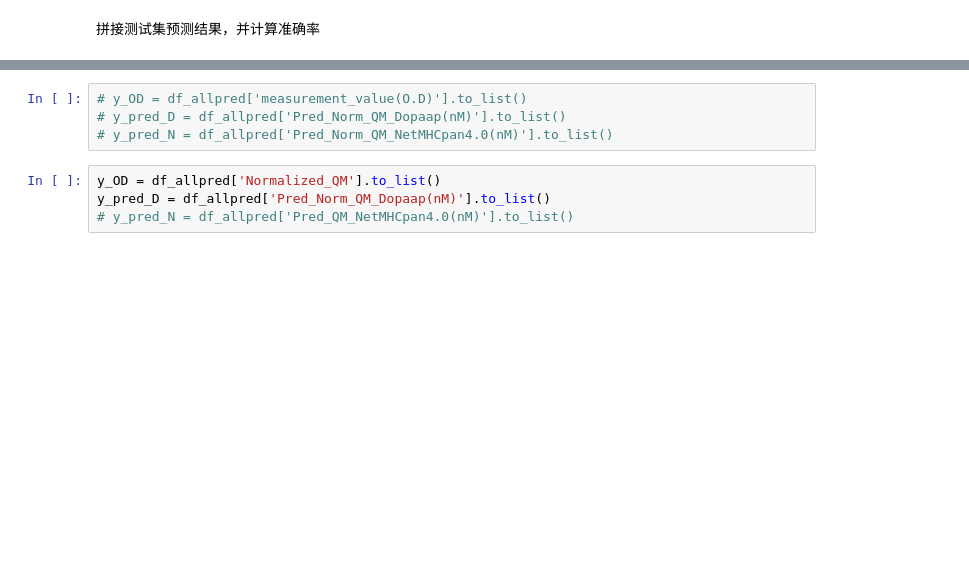
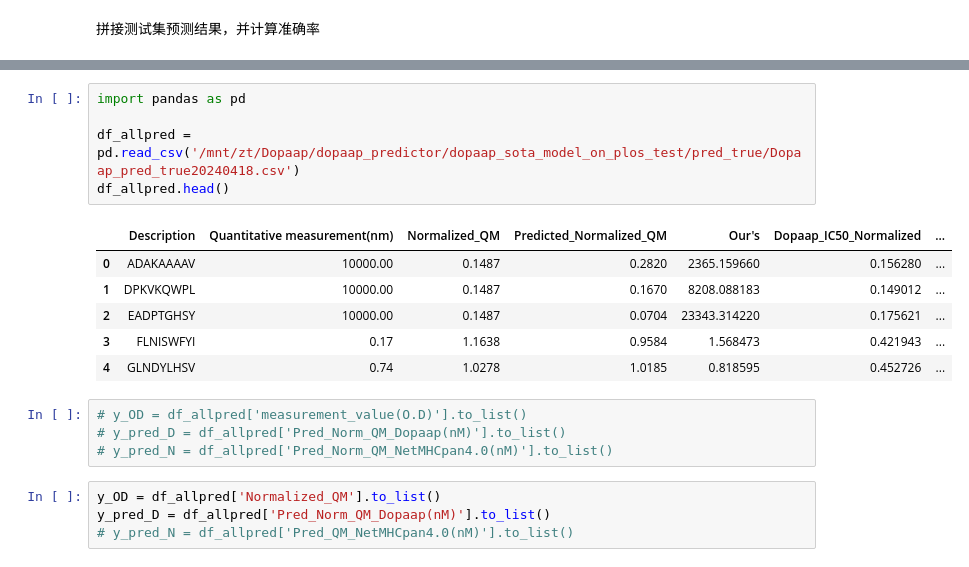
Before and after one commit to shootsingstar/Dopaap, a Jupyter notebook: dopaap_predictor/dopaap_sota_model_on_plos_test/dopaap_sota_model_on_plos_test.ipynb, the cells around one changed output, grey strips where cells are left out. Drawn from its saved outputs; the diff is of its cells as text; blank space fills up the shorter version.

Commit message:
try to find the sota model

```diff
--- a/dopaap_predictor/dopaap_sota_model_on_plos_test/dopaap_sota_model_on_plos_test.ipynb
+++ b/dopaap_predictor/dopaap_sota_model_on_plos_test/dopaap_sota_model_on_plos_test.ipynb
@@ -484,3 +504,15 @@ df_allpred.head()
+# %%
+import pandas as pd
+
+df_allpred = pd.read_csv('/mnt/zt/Dopaap/dopaap_predictor/dopaap_sota_model_on_plos_test/pred_true/Dopaap_pred_true20240418.csv')
+df_allpred.head()
+# %% [output]
+|  | Description | Quantitative measurement(nm) | Normalized_QM | Predicted_Normalized_QM | Our's | Dopaap_IC50_Normalized | ... |
+| 0 | ADAKAAAAV | 10000.00 | 0.1487 | 0.2820 | 2365.159660 | 0.156280 | ... |
+| 1 | DPKVKQWPL | 10000.00 | 0.1487 | 0.1670 | 8208.088183 | 0.149012 | ... |
+| 2 | EADPTGHSY | 10000.00 | 0.1487 | 0.0704 | 23343.314220 | 0.175621 | ... |
+| 3 | FLNISWFYI | 0.17 | 1.1638 | 0.9584 | 1.568473 | 0.421943 | ... |
+| 4 | GLNDYLHSV | 0.74 | 1.0278 | 1.0185 | 0.818595 | 0.452726 | ... |
 # %%
 # y_OD = df_allpred['measurement_value(O.D)'].to_list()
 # y_pred_D = df_allpred['Pred_Norm_QM_Dopaap(nM)'].to_list()
```
Also changed, not shown: parts of 6 cells of this notebook, 1 other file.
